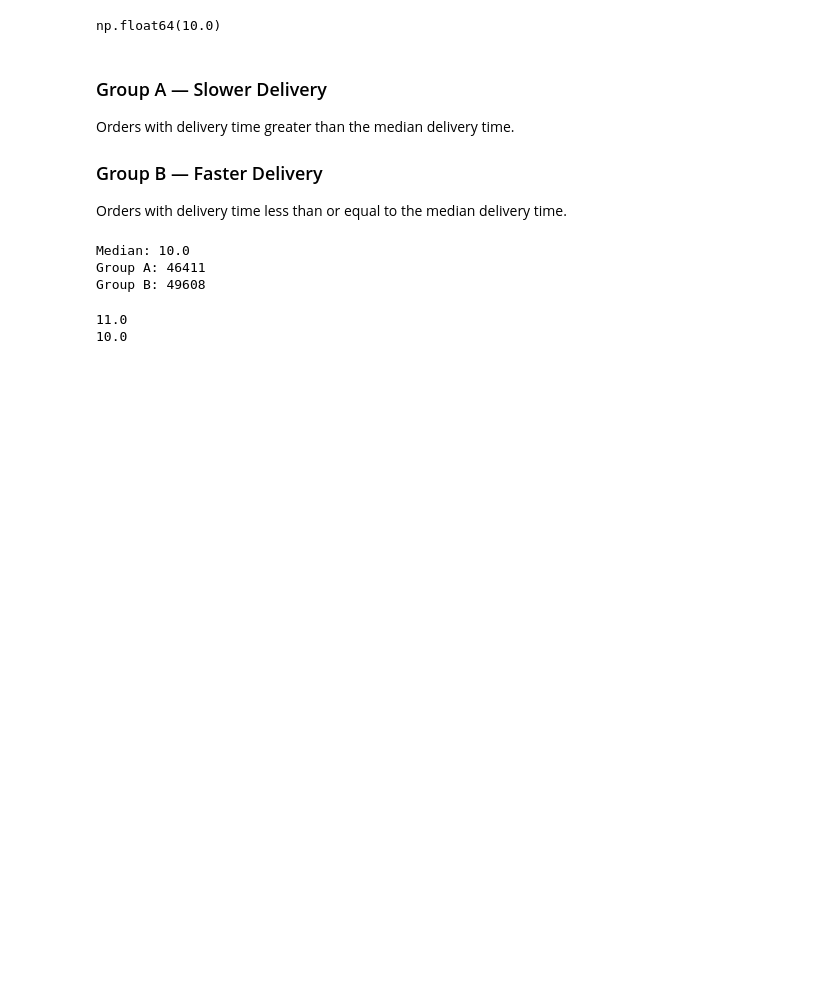
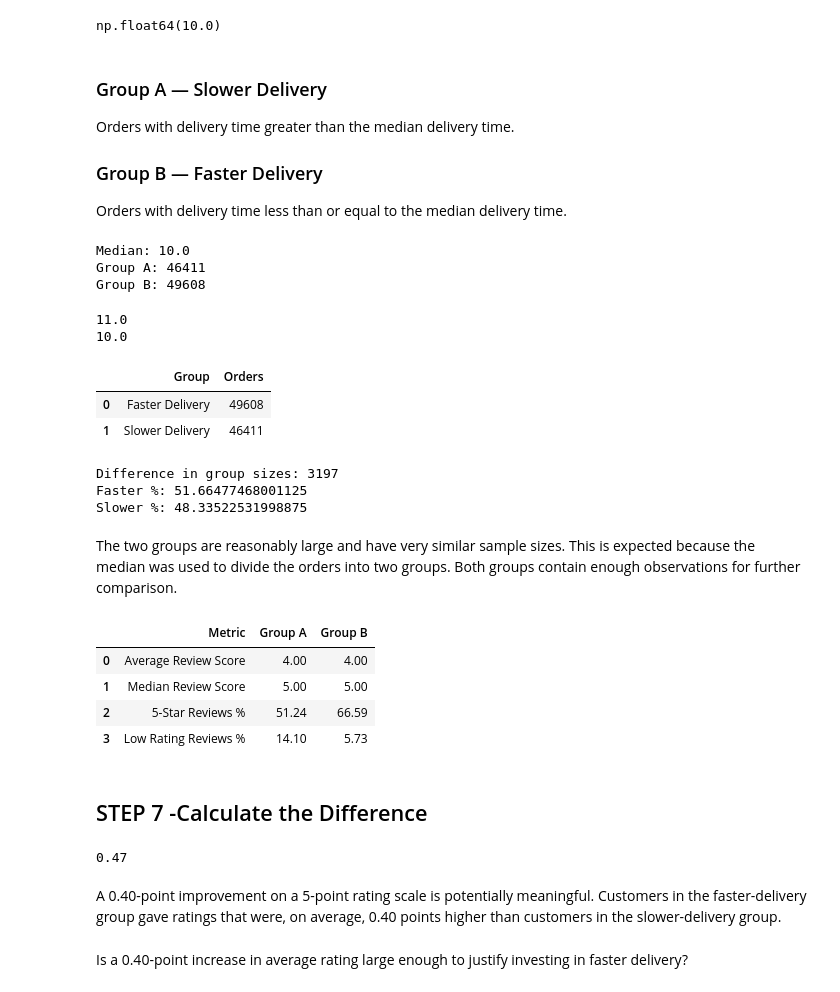
Before and after one commit to Vinaychauhan06/E-Commerce-Analytics-Dashboard-Python-SQL-Power-BI-, a Jupyter notebook: A B Testing Simulation.ipynb, the cells around one changed output. Cells and saved outputs as stored; diff of their text form; code cells hidden in the pictures; blank space fills up the shorter version.

```diff
--- a/A B Testing Simulation.ipynb
+++ b/A B Testing Simulation.ipynb
@@ -186,3 +186,14 @@ print(group_B["actual_delivery_time"].max())
 # %% [output]
 11.0
 10.0
+# %%
+group_sizes = pd.DataFrame({
+    "Group": ["Faster Delivery", "Slower Delivery"],
+    "Orders": [len(group_B), len(group_A)]
+})
+
+group_sizes
+# %% [output]
+|  | Group | Orders |
+| 0 | Faster Delivery | 49608 |
+| 1 | Slower Delivery | 46411 |
@@ -188,0 +203,11 @@ print(group_B["actual_delivery_time"].max())
+# %%
+both_sum=len(group_A)+len(group_B)
+print('Difference in group sizes:', abs(faster-slower))
+print('Faster %:', (faster/both_sum)*100)
+print('Slower %:', (slower/both_sum)*100)
+# %% [output]
+Difference in group sizes: 3197
+Faster %: 51.66477468001125
+Slower %: 48.33522531998875
+# %% [markdown]
+The two groups are reasonably large and have very similar sample sizes. This is expected because the median was used to divide the orders into two groups. Both groups contain enough observations for further comparison.
@@ -188,0 +223,40 @@ print(group_B["actual_delivery_time"].max())
+# %%
+data_5star_reviews=data_relation[data_relation['review_score']==5]
+# %%
+group_A_5star = len(data_5star_reviews[data_5star_reviews['actual_delivery_time']>median_delivery])
+group_B_5star = len(data_5star_reviews[data_5star_reviews['actual_delivery_time']<=median_delivery])
+# %%
+group_B_low_rating = len(group_B[group_B['review_score']==group_B['review_score'].min()])
+group_A_low_rating = len(group_A[group_A['review_score']==group_A['review_score'].min()])
+# %%
+Metrics = pd.DataFrame({
+    "Metric": [
+        "Average Review Score",
+        "Median Review Score",
+        "5-Star Reviews %",
+        "Low Rating Reviews %"
+    ],
+    "Group A": [
+        avg_review_score_A,
+        median_review_score_A,
+        round(group_A_5star / len(group_A) * 100, 2),
+        round(group_A_low_rating / len(group_A) * 100, 2)
+    ],
+    "Group B": [
+        avg_review_score_B,
+        median_review_score_B,
+        round(group_B_5star / len(group_B) * 100, 2),
+        round(group_B_low_rating / len(group_B) * 100, 2)
+    ]
+})
+# %%
+Metrics
+# %% [output]
+|  | Metric | Group A | Group B |
+| 0 | Average Review Score | 4.00 | 4.00 |
+| 1 | Median Review Score | 5.00 | 5.00 |
+| 2 | 5-Star Reviews % | 51.24 | 66.59 |
+| 3 | Low Rating Reviews % | 14.10 | 5.73 |
+# %% [markdown]
+
+## STEP 7 -Calculate the Difference
@@ -188,0 +265,8 @@ print(group_B["actual_delivery_time"].max())
+# %%
+print(difference.round(2))
+# %% [output]
+0.47
+# %% [markdown]
+A 0.40-point improvement on a 5-point rating scale is potentially meaningful. Customers in the faster-delivery group gave ratings that were, on average, 0.40 points higher than customers in the slower-delivery group.
+# %% [markdown]
+Is a 0.40-point increase in average rating large enough to justify investing in faster delivery?
```
Also changed, not shown: parts of 6 cells of this notebook.
